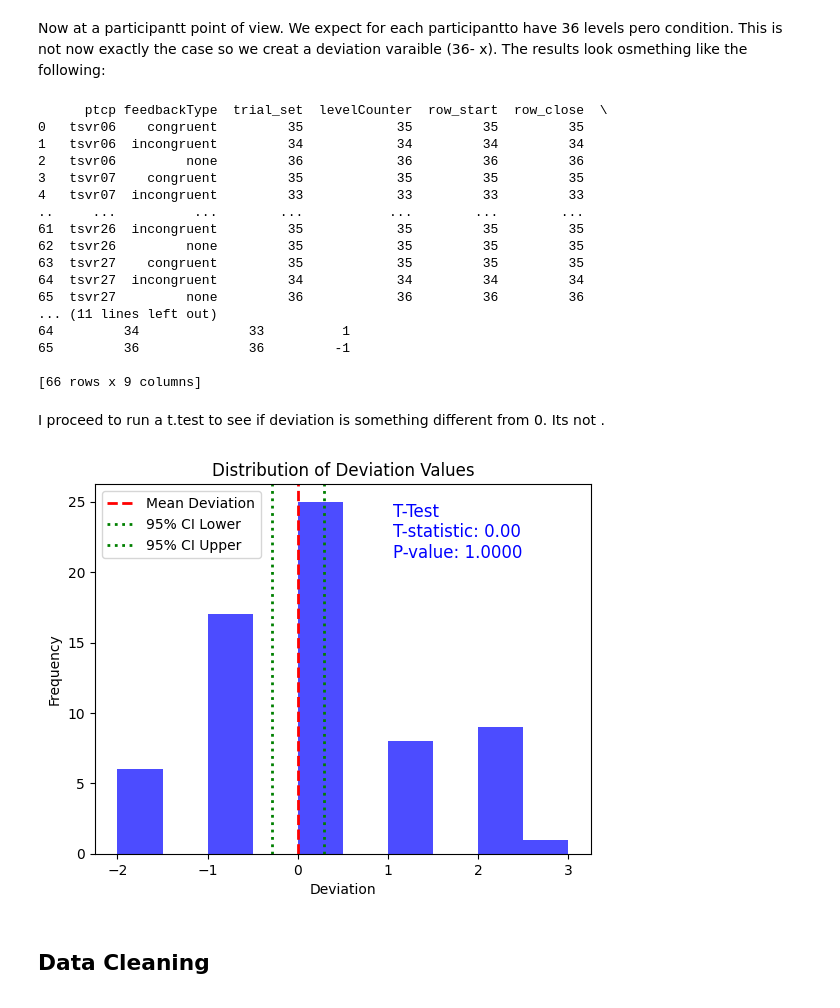
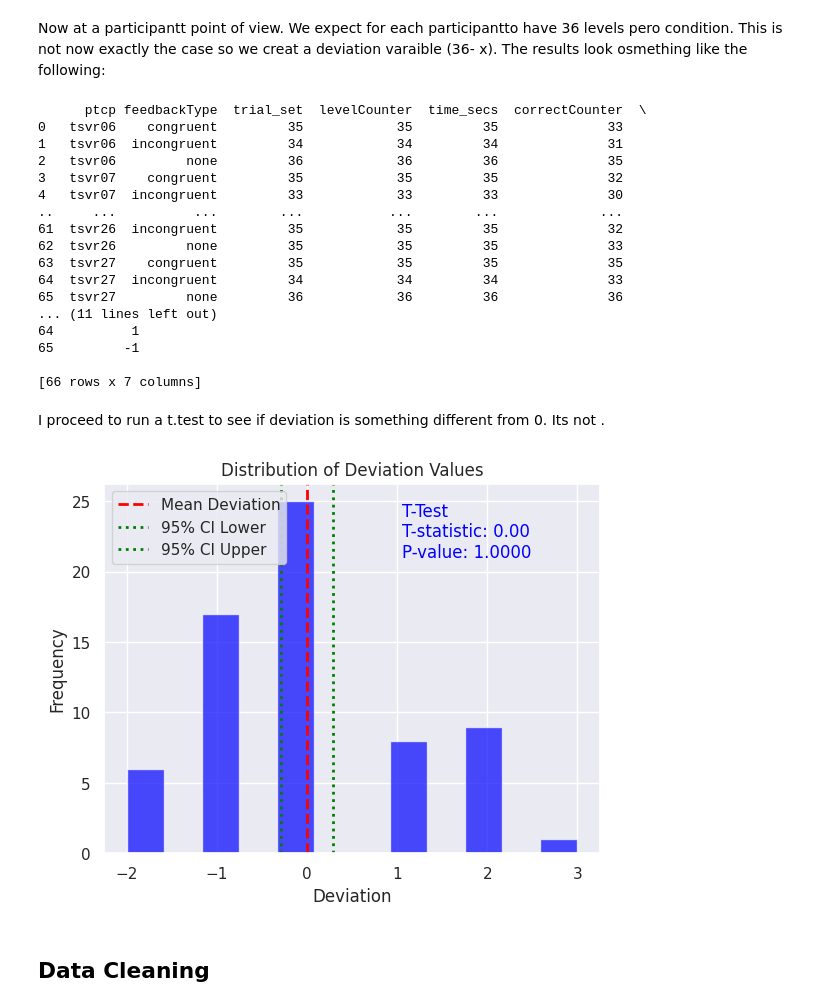
Before and after one commit to BenjaminDupre/m-b_thesis, a Jupyter notebook: Analysis/Analysis..ipynb, the cells around one changed output. Saved outputs shown, nothing was run; the diff lists cells and outputs as text; code cells hidden in the pictures.

```diff
--- a/Analysis/Analysis..ipynb
+++ b/Analysis/Analysis..ipynb
@@ -27,8 +28,8 @@ dataframe.columns.tolist()
 new_order = ['ptcp',
              'trial_set',
              'levelCounter',
-             'row_start',
-             'row_close',
+             #'row_start',
+             #'row_close',
              'time_secs',
              'feedbackType',
              'correctCounter'
@@ -55,3 +56,7 @@ memory usage: 147.8+ KB
+# %%
+work_df.loc[:, 'ptcp'] = work_df['ptcp'].astype('category')
+work_df.loc[:, 'trial_set'] = work_df['trial_set'].astype('category')
+work_df.loc[:, 'feedbackType'] = work_df['feedbackType'].astype('category')
 # %% [markdown]
 ## Data Validation
 # %% [markdown]
@@ -159,58 +164,58 @@ check_per_ptcp = check_per_ptcp.reset_index()
 check_per_ptcp['deviation']= 35-check_per_ptcp['trial_set']
 print(check_per_ptcp)
 # %% [output]
-      ptcp feedbackType  trial_set  levelCounter  row_start  row_close  \
-0   tsvr06    congruent         35            35         35         35
-1   tsvr06  incongruent         34            34         34         34
-2   tsvr06         none         36            36         36         36
-3   tsvr07    congruent         35            35         35         35
-4   tsvr07  incongruent         33            33         33         33
-..     ...          ...        ...           ...        ...        ...
-61  tsvr26  incongruent         35            35         35         35
-62  tsvr26         none         35            35         35         35
-63  tsvr27    congruent         35            35         35         35
-64  tsvr27  incongruent         34            34         34         34
-65  tsvr27         none         36            36         36         36
+      ptcp feedbackType  trial_set  levelCounter  time_secs  correctCounter  \
+0   tsvr06    congruent         35            35         35              33
+1   tsvr06  incongruent         34            34         34              31
+2   tsvr06         none         36            36         36              35
+3   tsvr07    congruent         35            35         35              32
+4   tsvr07  incongruent         33            33         33              30
+..     ...          ...        ...           ...        ...             ...
+61  tsvr26  incongruent         35            35         35              32
+62  tsvr26         none         35            35         35              33
+63  tsvr27    congruent         35            35         35              35
+64  tsvr27  incongruent         34            34         34              33
+65  tsvr27         none         36            36         36              36
 ... (11 lines left out)
-64         34              33          1
-65         36              36         -1
+64          1
+65         -1
 
-[66 rows x 9 columns]
+[66 rows x 7 columns]
 # %% [markdown]
 I proceed to run a t.test to see if deviation is something different from 0. Its not .
 # %%
 # Assuming your DataFrame is named check_per_level
 deviation_values = check_per_ptcp['deviation']
 
 # Create the histogram
-plt.hist(deviation_values, bins=10, color='blue', alpha=0.7)
+plt.hist(deviation_values, bins=12, color='blue', alpha=0.7)
 plt.xlabel('Deviation')
 plt.ylabel('Frequency')
 plt.title('Distribution of Deviation Values')
 
 # Calculate the mean and standard error of the mean (SEM)
 mean_deviation = np.mean(deviation_values)
 sem_deviation = np.std(deviation_values) / np.sqrt(len(deviation_values))
 
 # Calculate the 95% confidence interval
 ci_lower = mean_deviation - 1.96 * sem_deviation
 ci_upper = mean_deviation + 1.96 * sem_deviation
 
 # Perform a t-test (assuming a population mean of 0)
 t_stat, p_value = stats.ttest_1samp(deviation_values, 0)
 
 # Add the confidence interval and t-test result to the plot
 plt.axvline(mean_deviation, color='red', linestyle='dashed', linewidth=2, label='Mean Deviation')
 plt.axvline(ci_lower, color='green', linestyle='dotted', linewidth=2, label='95% CI Lower')
 plt.axvline(ci_upper, color='green', linestyle='dotted', linewidth=2, label='95% CI Upper')
 
 # Add t-test result to the plot
 plt.annotate(f'T-Test\nT-statistic: {t_stat:.2f}\nP-value: {p_value:.4f}', xy=(0.6, 0.8), xycoords='axes fraction', fontsize=12, color='blue')
 
 plt.legend(loc='upper left')
 plt.show()
 # %% [output]
-[figure, old version]
+[figure, new version]
 # %% [markdown]
 ## Data Cleaning
 # %%
```
Also changed, not shown: parts of 11 cells of this notebook.
